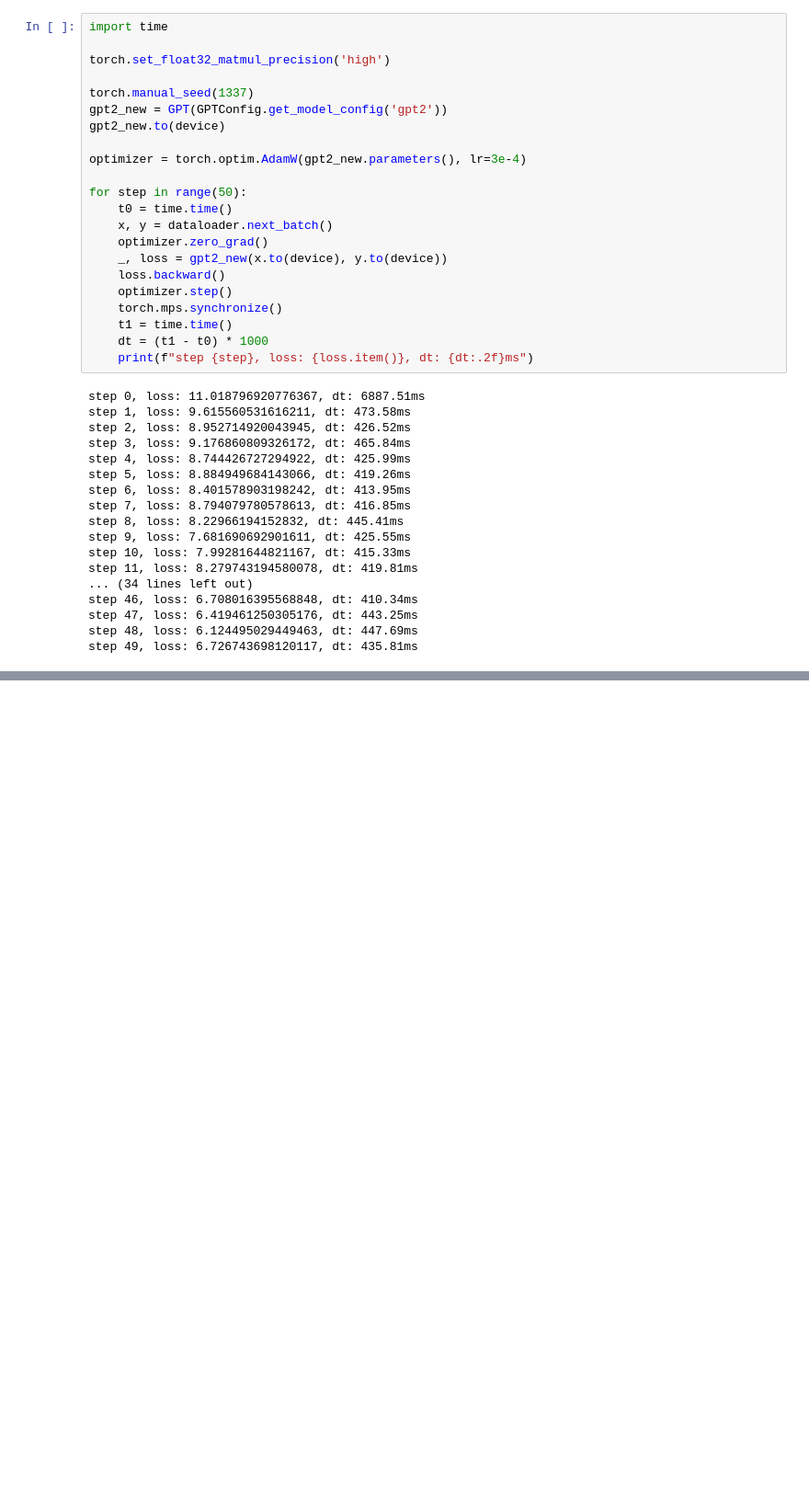
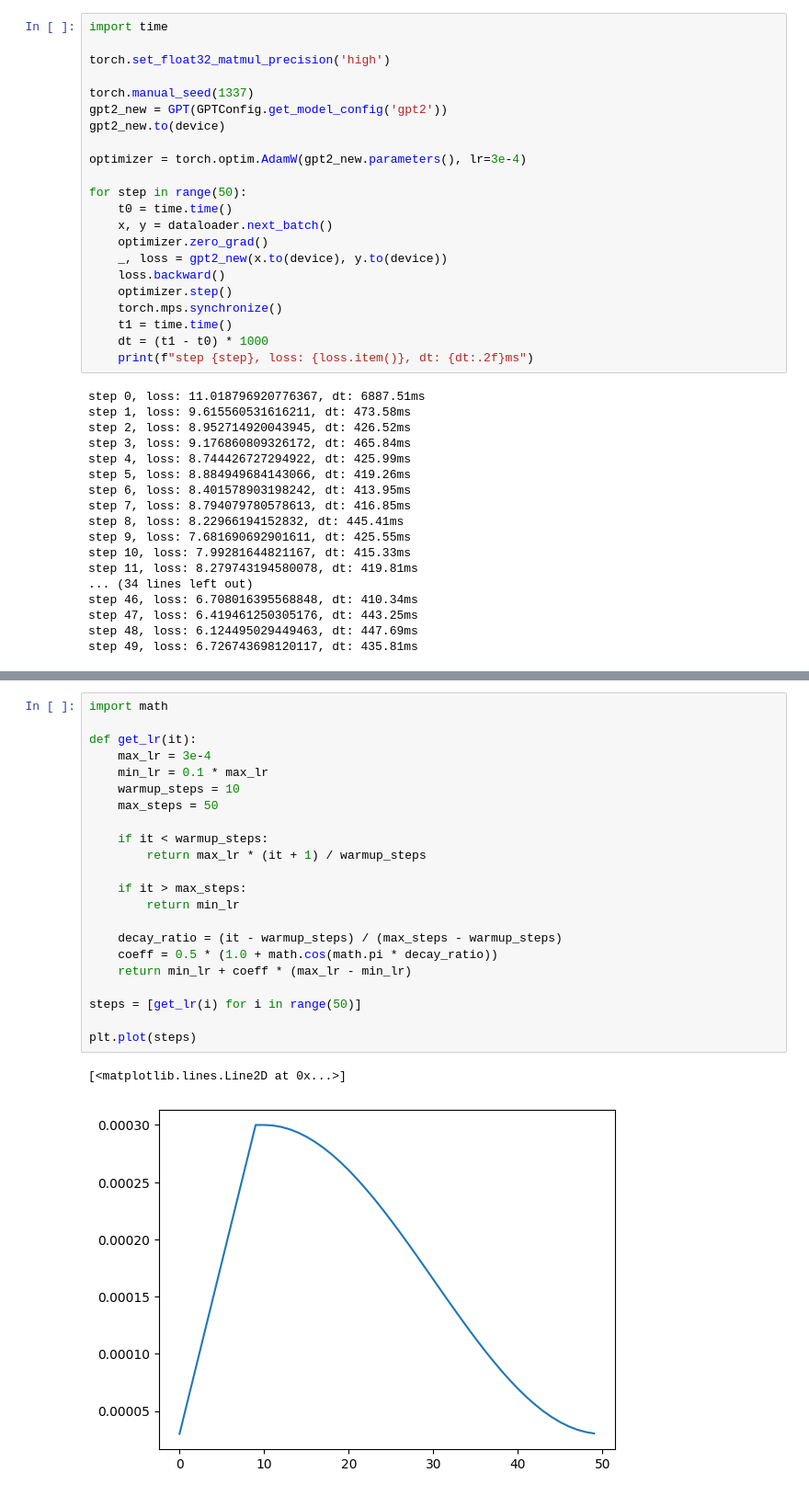
Before and after one commit to dungruoc/DeepLearning-Pytorch, a Jupyter notebook: karpathy-nn-zero2hero/08-gpt2.ipynb, the cells around one changed output, grey strips where cells are left out. Shown at 92% size. Cells and saved outputs as stored; diff of their text form; blank space fills up the shorter version.

```diff
--- a/karpathy-nn-zero2hero/08-gpt2.ipynb
+++ b/karpathy-nn-zero2hero/08-gpt2.ipynb
@@ -771,3 +776,28 @@ step 49, loss: 6.726743698120117, dt: 435.81ms
+# %%
+import math
+
+def get_lr(it):
+    max_lr = 3e-4
+    min_lr = 0.1 * max_lr
+    warmup_steps = 10
+    max_steps = 50
+
+    if it < warmup_steps:
+        return max_lr * (it + 1) / warmup_steps
+
+    if it > max_steps:
+        return min_lr
+
+    decay_ratio = (it - warmup_steps) / (max_steps - warmup_steps)
+    coeff = 0.5 * (1.0 + math.cos(math.pi * decay_ratio))
+    return min_lr + coeff * (max_lr - min_lr)
+
+steps = [get_lr(i) for i in range(50)]
+
+plt.plot(steps)
+# %% [output]
+[<matplotlib.lines.Line2D at 0x...>]
+[figure, added]
 # %%
 import time
 
```
Also changed, not shown: parts of 9 cells of this notebook.
